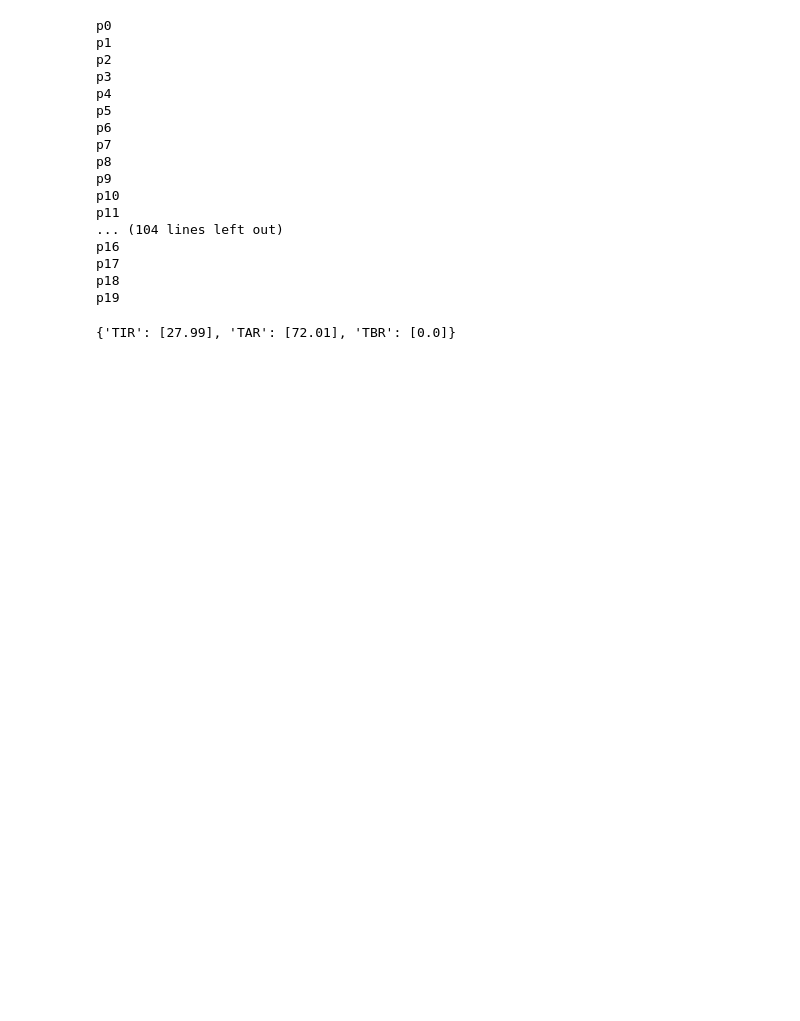
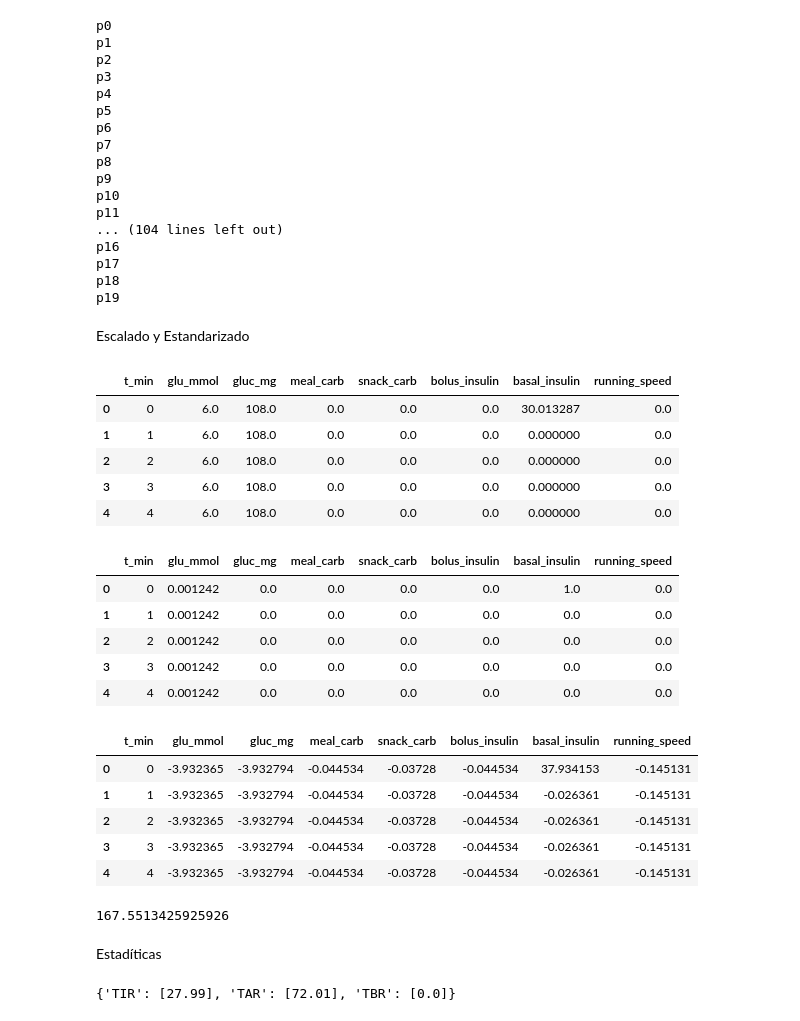
Before and after one commit to WillyFtAb/TFG-GIS-Predictor-glucosa, a Jupyter notebook: Pruebas/estadisticas.ipynb, the cells around one changed output. Saved outputs shown, nothing was run; the diff lists cells and outputs as text; code cells hidden in the pictures; blank space fills up the shorter version.

```diff
--- a/Pruebas/estadisticas.ipynb
+++ b/Pruebas/estadisticas.ipynb
@@ -104,6 +104,39 @@ p16
 p17
 p18
 p19
+# %% [markdown]
+Escalado y Estandarizado
+# %%
+from Funciones import escalar,estandarizar
+
+display(datos[3]['p_0'].head())
+display(escalar(datos[3]['p_0']).head())
+estandarizar(datos[3]['p_0']).head()
+# %% [output]
+|  | t_min | glu_mmol | gluc_mg | meal_carb | snack_carb | bolus_insulin | basal_insulin | running_speed |
+| 0 | 0 | 6.0 | 108.0 | 0.0 | 0.0 | 0.0 | 30.013287 | 0.0 |
+| 1 | 1 | 6.0 | 108.0 | 0.0 | 0.0 | 0.0 | 0.000000 | 0.0 |
+| 2 | 2 | 6.0 | 108.0 | 0.0 | 0.0 | 0.0 | 0.000000 | 0.0 |
+| 3 | 3 | 6.0 | 108.0 | 0.0 | 0.0 | 0.0 | 0.000000 | 0.0 |
+| 4 | 4 | 6.0 | 108.0 | 0.0 | 0.0 | 0.0 | 0.000000 | 0.0 |
+|  | t_min | glu_mmol | gluc_mg | meal_carb | snack_carb | bolus_insulin | basal_insulin | running_speed |
+| 0 | 0 | 0.001242 | 0.0 | 0.0 | 0.0 | 0.0 | 1.0 | 0.0 |
+| 1 | 1 | 0.001242 | 0.0 | 0.0 | 0.0 | 0.0 | 0.0 | 0.0 |
+| 2 | 2 | 0.001242 | 0.0 | 0.0 | 0.0 | 0.0 | 0.0 | 0.0 |
+| 3 | 3 | 0.001242 | 0.0 | 0.0 | 0.0 | 0.0 | 0.0 | 0.0 |
+| 4 | 4 | 0.001242 | 0.0 | 0.0 | 0.0 | 0.0 | 0.0 | 0.0 |
+|  | t_min | glu_mmol | gluc_mg | meal_carb | snack_carb | bolus_insulin | basal_insulin | running_speed |
+| 0 | 0 | -3.932365 | -3.932794 | -0.044534 | -0.03728 | -0.044534 | 37.934153 | -0.145131 |
+| 1 | 1 | -3.932365 | -3.932794 | -0.044534 | -0.03728 | -0.044534 | -0.026361 | -0.145131 |
+| 2 | 2 | -3.932365 | -3.932794 | -0.044534 | -0.03728 | -0.044534 | -0.026361 | -0.145131 |
+| 3 | 3 | -3.932365 | -3.932794 | -0.044534 | -0.03728 | -0.044534 | -0.026361 | -0.145131 |
+| 4 | 4 | -3.932365 | -3.932794 | -0.044534 | -0.03728 | -0.044534 | -0.026361 | -0.145131 |
+# %%
+datos[1]['p_0']['gluc_mg'].mean()
+# %% [output]
+167.5513425925926
+# %% [markdown]
+Estadíticas
 # %%
 def estadisticas_rango(df, nombre_col = 'gluc_mg', lim = [0, 70, 180, 700], n_rang = ['TBR','TIR','TAR']):
     est =pd.DataFrame()
```
Also changed, not shown: parts of 1 cell of this notebook.
